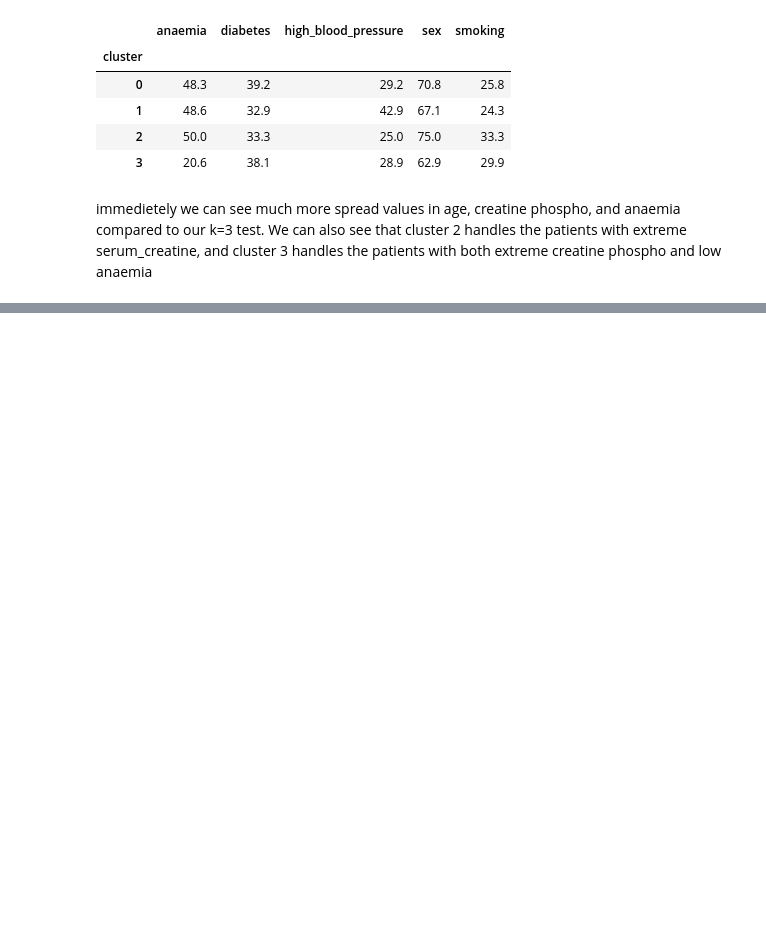
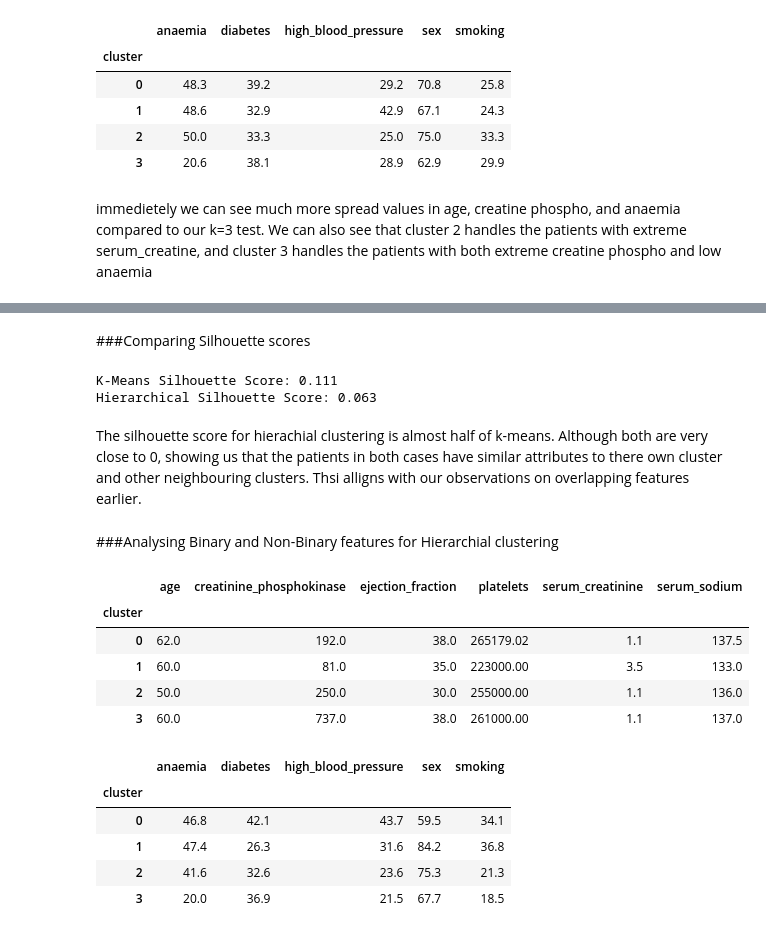
Before and after one commit to NathanMcCormack/Principles_of_ML_Assignment2, a Jupyter notebook: PML_Assignment2_26244470.ipynb, the cells around one changed output, grey strips where cells are left out. Drawn from its saved outputs; the diff is of its cells as text; code cells hidden in the pictures; blank space fills up the shorter version.

Commit message:
Finishing Hierarchial Ananlysis and Comparing algorithms

```diff
--- a/PML_Assignment2_26244470.ipynb
+++ b/PML_Assignment2_26244470.ipynb
@@ -447,0 +526,38 @@ immedietely we can see much more spread values in age, creatine phospho, and ana
+# %% [markdown]
+###Comparing Silhouette scores
+# %%
+#evaluating the silhouette scores using clusters = 4
+kmeans_score = silhouette_score(df_scaled, clusters_4)
+hier_score = silhouette_score(df_scaled, hier_labels)
+
+print(f"K-Means Silhouette Score: {kmeans_score:.3f}")
+print(f"Hierarchical Silhouette Score: {hier_score:.3f}")
+# %% [output]
+K-Means Silhouette Score: 0.111
+Hierarchical Silhouette Score: 0.063
+# %% [markdown]
+The silhouette score for hierachial clustering is almost half of k-means. Although both are very close to 0, showing us that the patients in both cases have similar attributes to there own cluster and other neighbouring clusters. Thsi alligns with our observations on overlapping features earlier.
+# %% [markdown]
+###Analysing Binary and Non-Binary features for Hierarchial clustering
+# %%
+#using the same code as we did earlier we will get the averages of each feature in each of the clusters.
+
+hier_numerical = df_hier.groupby("cluster")[nonbinary_cols].median()
+display(hier_numerical.round(2))
+
+hier_binary = df_hier.groupby("cluster")[binary_cols].mean() * 100
+
+display(hier_binary.round(1))
+# %% [output]
+|  | age | creatinine_phosphokinase | ejection_fraction | platelets | serum_creatinine | serum_sodium |
+| cluster |  |  |  |  |  |  |
+| 0 | 62.0 | 192.0 | 38.0 | 265179.02 | 1.1 | 137.5 |
+| 1 | 60.0 | 81.0 | 35.0 | 223000.00 | 3.5 | 133.0 |
+| 2 | 50.0 | 250.0 | 30.0 | 255000.00 | 1.1 | 136.0 |
+| 3 | 60.0 | 737.0 | 38.0 | 261000.00 | 1.1 | 137.0 |
+|  | anaemia | diabetes | high_blood_pressure | sex | smoking |
+| cluster |  |  |  |  |  |
+| 0 | 46.8 | 42.1 | 43.7 | 59.5 | 34.1 |
+| 1 | 47.4 | 26.3 | 31.6 | 84.2 | 36.8 |
+| 2 | 41.6 | 32.6 | 23.6 | 75.3 | 21.3 |
+| 3 | 20.0 | 36.9 | 21.5 | 67.7 | 18.5 |
```
Also changed, not shown: parts of 12 cells of this notebook.
